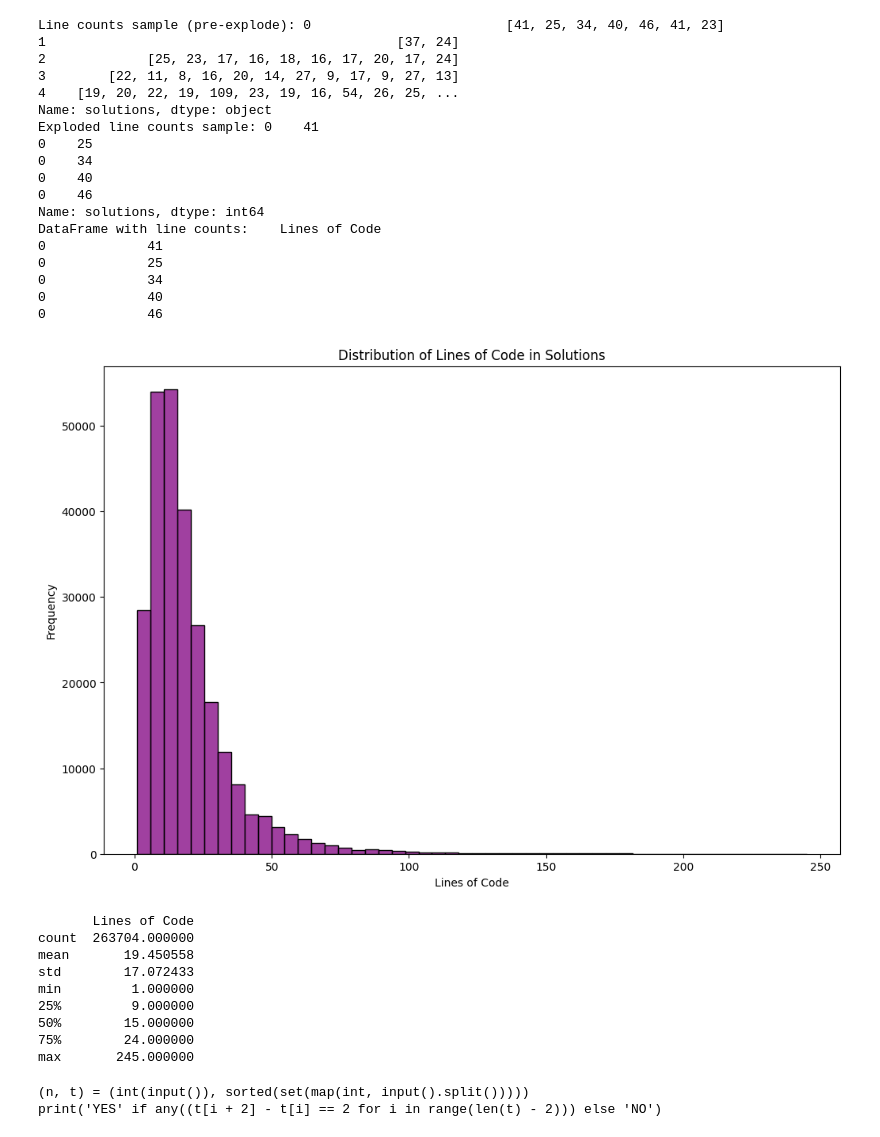
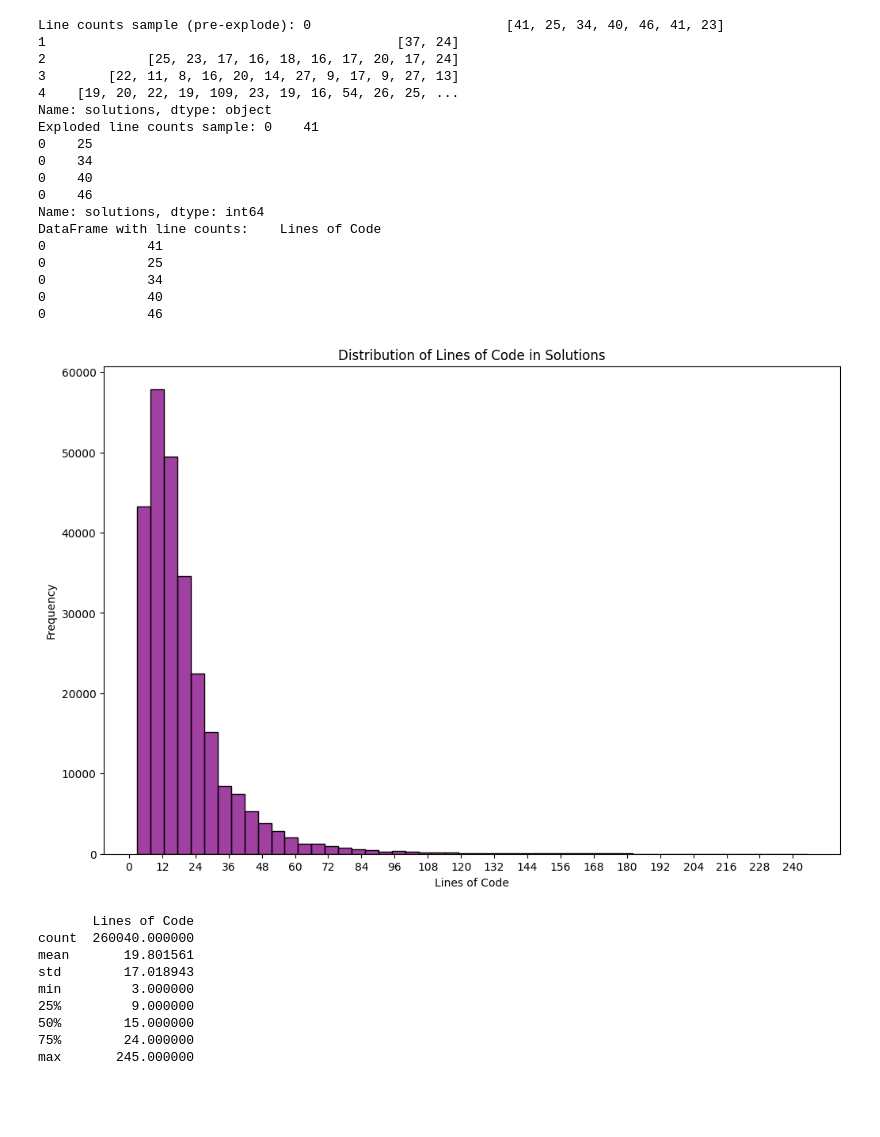
Before and after one commit to cassanof/CodeRM, a Jupyter notebook: codeprm/dataset/taco_filtered_analysis.ipynb, the cells around one changed output. Drawn from its saved outputs; the diff is of its cells as text; code cells hidden in the pictures; blank space fills up the shorter version.

```diff
--- a/codeprm/dataset/taco_filtered_analysis.ipynb
+++ b/codeprm/dataset/taco_filtered_analysis.ipynb
@@ -1,6 +1,6 @@
 # %%
 import datasets
-ds = datasets.load_from_disk("./taco_cleaned_exec_filtered_max75")
+ds = datasets.load_from_disk("./taco_cleaned_exec_filtered_max75_v2/")
 ds
 # %% [output]
 Dataset({
@@ -172,39 +172,45 @@ if not loc_df.empty:
     # Plotting the distribution of lines of code
     plt.figure(figsize=(12, 8))
     sns.histplot(loc_df['Lines of Code'], bins=50, color='purple')
+
+    max_val = loc_df['Lines of Code'].max()
+    ticks = np.arange(0, max_val + 1, step=max_val//20)
+    plt.xticks(ticks)
+
+
     plt.title('Distribution of Lines of Code in Solutions')
     plt.xlabel('Lines of Code')
     plt.ylabel('Frequency')
     plt.show()
 else:
     print("The DataFrame is empty. Check the data transformations.")
 
 print(loc_df.describe())
 # %% [output]
 Line counts sample (pre-explode): 0                         [41, 25, 34, 40, 46, 41, 23]
 1                                             [37, 24]
 2             [25, 23, 17, 16, 18, 16, 17, 20, 17, 24]
 3        [22, 11, 8, 16, 20, 14, 27, 9, 17, 9, 27, 13]
 4    [19, 20, 22, 19, 109, 23, 19, 16, 54, 26, 25, ...
 Name: solutions, dtype: object
 Exploded line counts sample: 0    41
 0    25
 0    34
 0    40
 0    46
 Name: solutions, dtype: int64
 DataFrame with line counts:    Lines of Code
 0             41
 0             25
 0             34
 0             40
 0             46
-[figure, old version]
+[figure, new version]
        Lines of Code
-count  263704.000000
-mean       19.450558
-std        17.072433
-min         1.000000
+count  260040.000000
+mean       19.801561
+std        17.018943
+min         3.000000
 25%         9.000000
 50%        15.000000
 75%        24.000000
@@ -219,5 +217,0 @@ for ex in ds:
-# %%
-print(one_liners[5][0])
-# %% [output]
-(n, t) = (int(input()), sorted(set(map(int, input().split()))))
-print('YES' if any((t[i + 2] - t[i] == 2 for i in range(len(t) - 2))) else 'NO')
```
Also changed, not shown: parts of 7 cells of this notebook, 6 other files.
